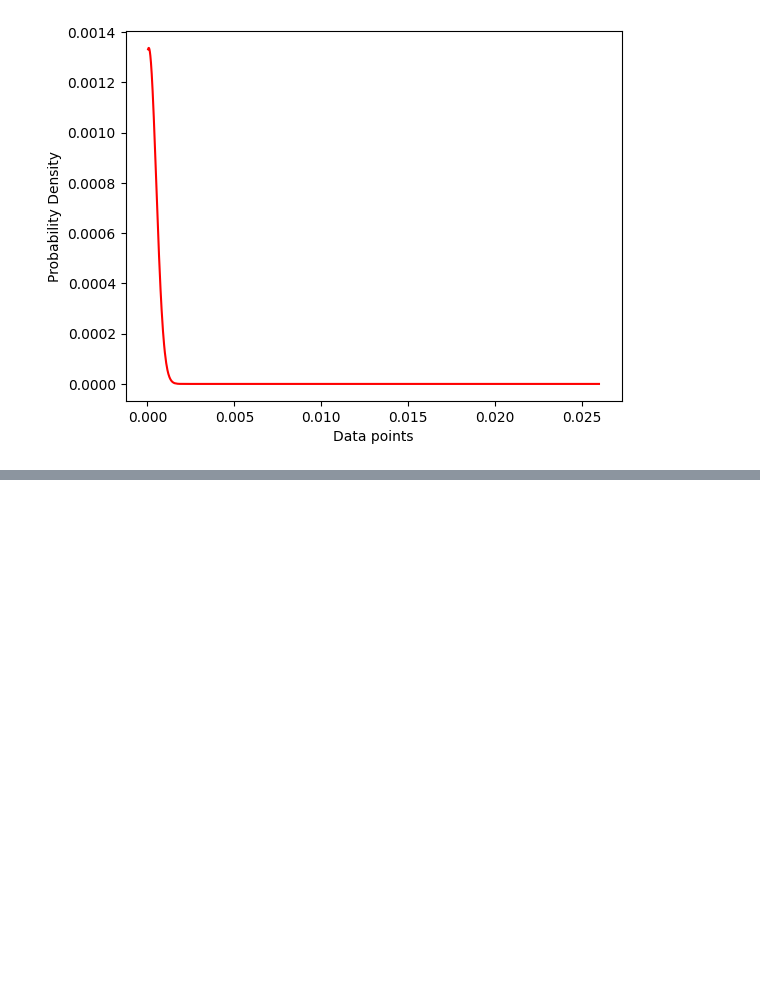
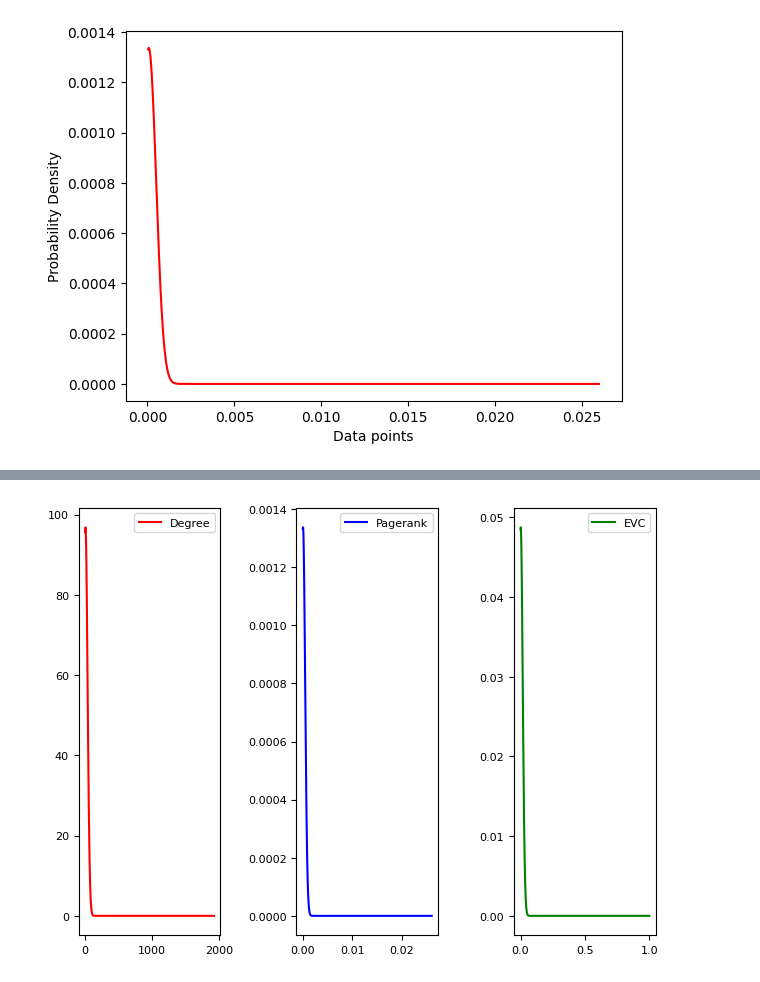
Before and after one commit to rahmanziaur/TestGraphTheory, a Jupyter notebook: Degree_PR_EVC_1_2.ipynb, the cells around one changed output, grey strips where cells are left out. Saved outputs shown, nothing was run; the diff lists cells and outputs as text; code cells hidden in the pictures; blank space fills up the shorter version.

```diff
--- a/Degree_PR_EVC_1_2.ipynb
+++ b/Degree_PR_EVC_1_2.ipynb
@@ -774,0 +697,53 @@ plt.show()
+# %%
+import matplotlib.pyplot as plt
+import seaborn as sns
+import pandas as pd
+import matplotlib
+import numpy as np
+from scipy.interpolate import make_interp_spline, BSpline
+
+
+def normal_dist(x , mean , sd):
+    prob_density = (np.pi*sd) * np.exp(-0.5*((x-mean)/sd)**2)
+    return prob_density
+
+df = pd.read_csv('https://raw.githubusercontent.com/rahmanziaur/TestGraphTheory/main/1_Deg_PR_ECV_All.csv')
+df
+# df_degree  = pd.read_csv('https://raw.githubusercontent.com/rahmanziaur/TestGraphTheory/main/DegreeTest.csv')
+# df_pr  = pd.read_csv('https://raw.githubusercontent.com/rahmanziaur/TestGraphTheory/main/TestPR.csv')
+# df_ecv  = pd.read_csv('https://raw.githubusercontent.com/rahmanziaur/TestGraphTheory/main/TestEVC.csv')
+
+x    = df['Degree'].sort_values(ascending = True)
+y    = df['Pageranks'].sort_values(ascending = True)
+z    = df['Eigencentrality'].sort_values(ascending = True)
+
+# x    = df_degree['Degree'].sort_values(ascending = True)
+# y    = df_pr['Pageranks'].sort_values(ascending = True)
+# z    = df_ecv['Eigencentrality'].sort_values(ascending = True)
+
+fig, ax = plt.subplots(nrows=1, ncols=3)
+
+pdf_degree = normal_dist(x, np.mean(x), np.std(x))
+pdf_pr = normal_dist(y, np.mean(y), np.std(y))
+pdf_ecv = normal_dist(z, np.mean(z), np.std(z))
+
+ax[0].plot(x, pdf_degree , color = 'red', label='Degree')
+ax[0].legend(fontsize="8")
+ax[0].tick_params(axis='x', labelsize=8)
+ax[0].tick_params(axis='y', labelsize=8)
+
+ax[1].plot(y, pdf_pr , color = 'blue', label='Pagerank')
+ax[1].legend(fontsize="8")
+ax[1].tick_params(axis='x', labelsize=8)
+ax[1].tick_params(axis='y', labelsize=8)
+
+ax[2].plot(z, pdf_ecv , color = 'green', label='EVC')
+ax[2].legend(fontsize="8")
+ax[2].tick_params(axis='x', labelsize=8)
+ax[2].tick_params(axis='y', labelsize=8)
+
+fig.tight_layout()
+plt.savefig('f6.pdf')
+plt.show()
+# %% [output]
+[figure, added]
```
Also changed, not shown: parts of 2 cells of this notebook.
